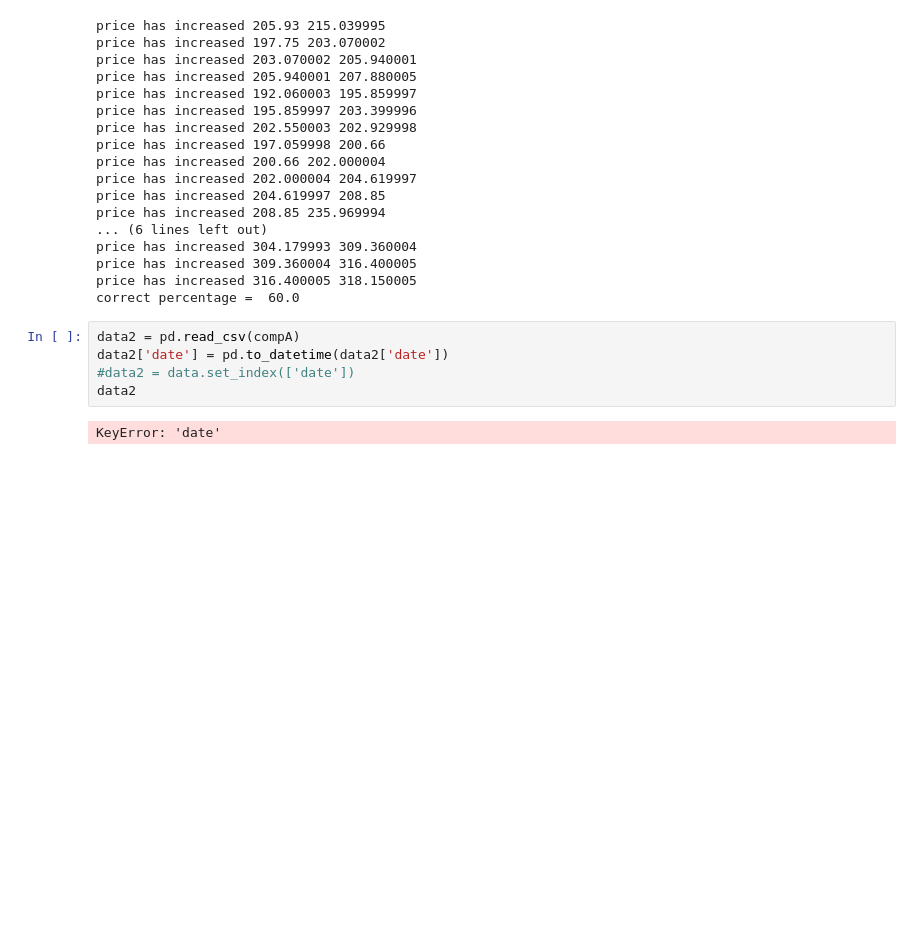
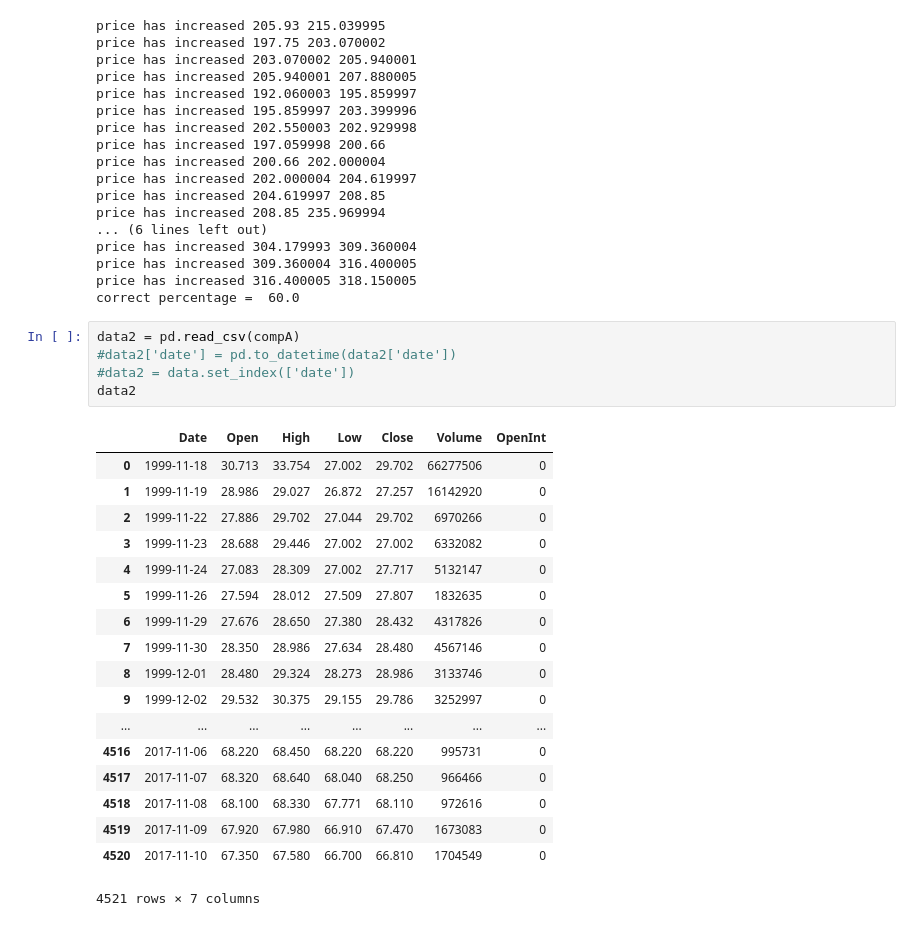
Before and after one commit to dpatrick895/ada2, a Jupyter notebook: DataPrep.ipynb, the cells around one changed output. Saved outputs shown, nothing was run; the diff lists cells and outputs as text; blank space fills up the shorter version.

```diff
--- a/DataPrep.ipynb
+++ b/DataPrep.ipynb
@@ -79,8 +79,25 @@ price has increased 316.400005 318.150005
 correct percentage =  60.0
 # %%
 data2 = pd.read_csv(compA)
-data2['date'] = pd.to_datetime(data2['date'])
+#data2['date'] = pd.to_datetime(data2['date'])
 #data2 = data.set_index(['date'])
 data2
 # %% [output]
+|  | Date | Open | High | Low | Close | Volume | OpenInt |
+| 0 | 1999-11-18 | 30.713 | 33.754 | 27.002 | 29.702 | 66277506 | 0 |
+| 1 | 1999-11-19 | 28.986 | 29.027 | 26.872 | 27.257 | 16142920 | 0 |
+| 2 | 1999-11-22 | 27.886 | 29.702 | 27.044 | 29.702 | 6970266 | 0 |
+| 3 | 1999-11-23 | 28.688 | 29.446 | 27.002 | 27.002 | 6332082 | 0 |
+| 4 | 1999-11-24 | 27.083 | 28.309 | 27.002 | 27.717 | 5132147 | 0 |
+| 5 | 1999-11-26 | 27.594 | 28.012 | 27.509 | 27.807 | 1832635 | 0 |
+| 6 | 1999-11-29 | 27.676 | 28.650 | 27.380 | 28.432 | 4317826 | 0 |
+| 7 | 1999-11-30 | 28.350 | 28.986 | 27.634 | 28.480 | 4567146 | 0 |
+| 8 | 1999-12-01 | 28.480 | 29.324 | 28.273 | 28.986 | 3133746 | 0 |
+| 9 | 1999-12-02 | 29.532 | 30.375 | 29.155 | 29.786 | 3252997 | 0 |
+| ... | ... | ... | ... | ... | ... | ... | ... |
+| 4516 | 2017-11-06 | 68.220 | 68.450 | 68.220 | 68.220 | 995731 | 0 |
+| 4517 | 2017-11-07 | 68.320 | 68.640 | 68.040 | 68.250 | 966466 | 0 |
+| 4518 | 2017-11-08 | 68.100 | 68.330 | 67.771 | 68.110 | 972616 | 0 |
+| 4519 | 2017-11-09 | 67.920 | 67.980 | 66.910 | 67.470 | 1673083 | 0 |
+| 4520 | 2017-11-10 | 67.350 | 67.580 | 66.700 | 66.810 | 1704549 | 0 |
-KeyError: 'date'
+4521 rows × 7 columns
```
